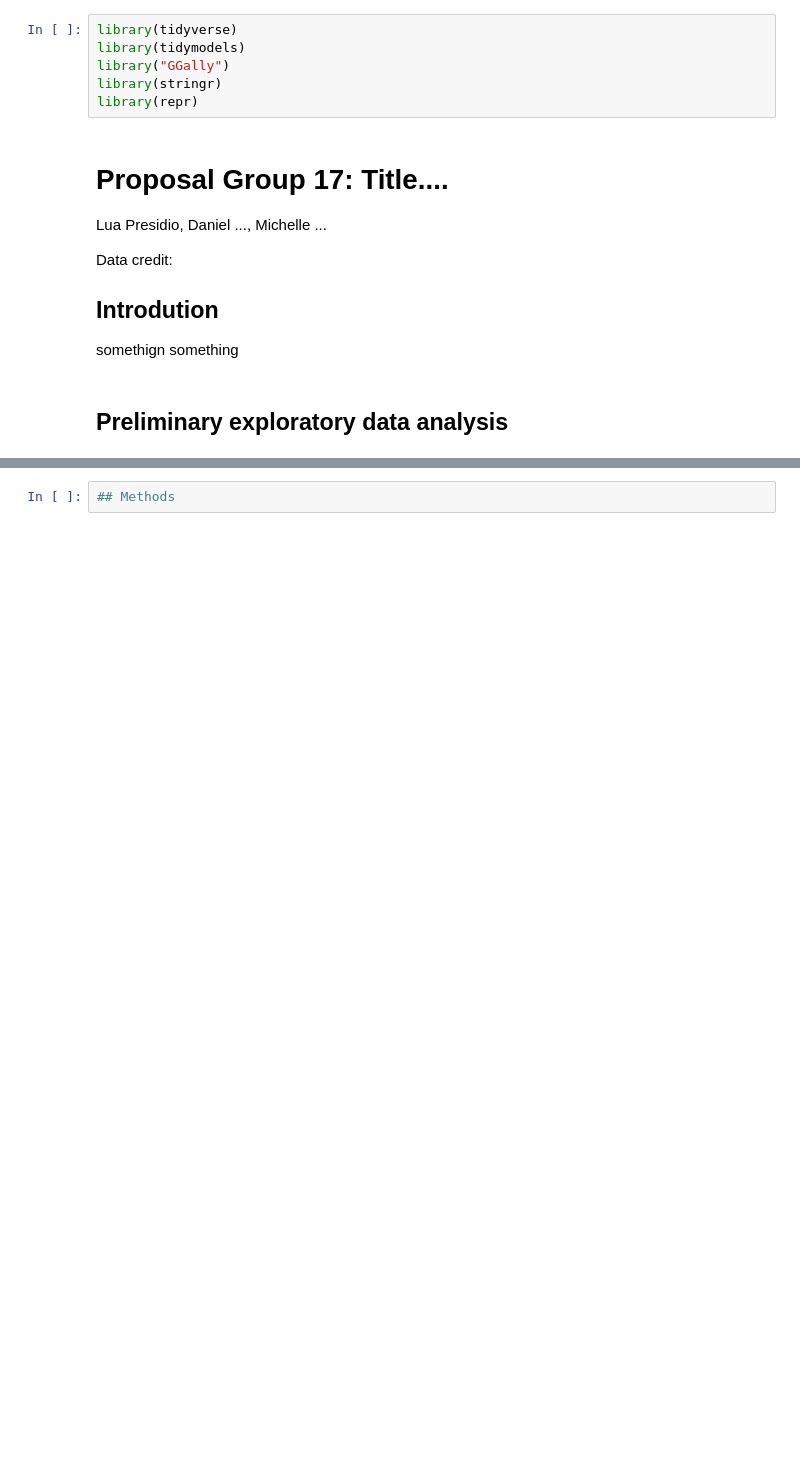
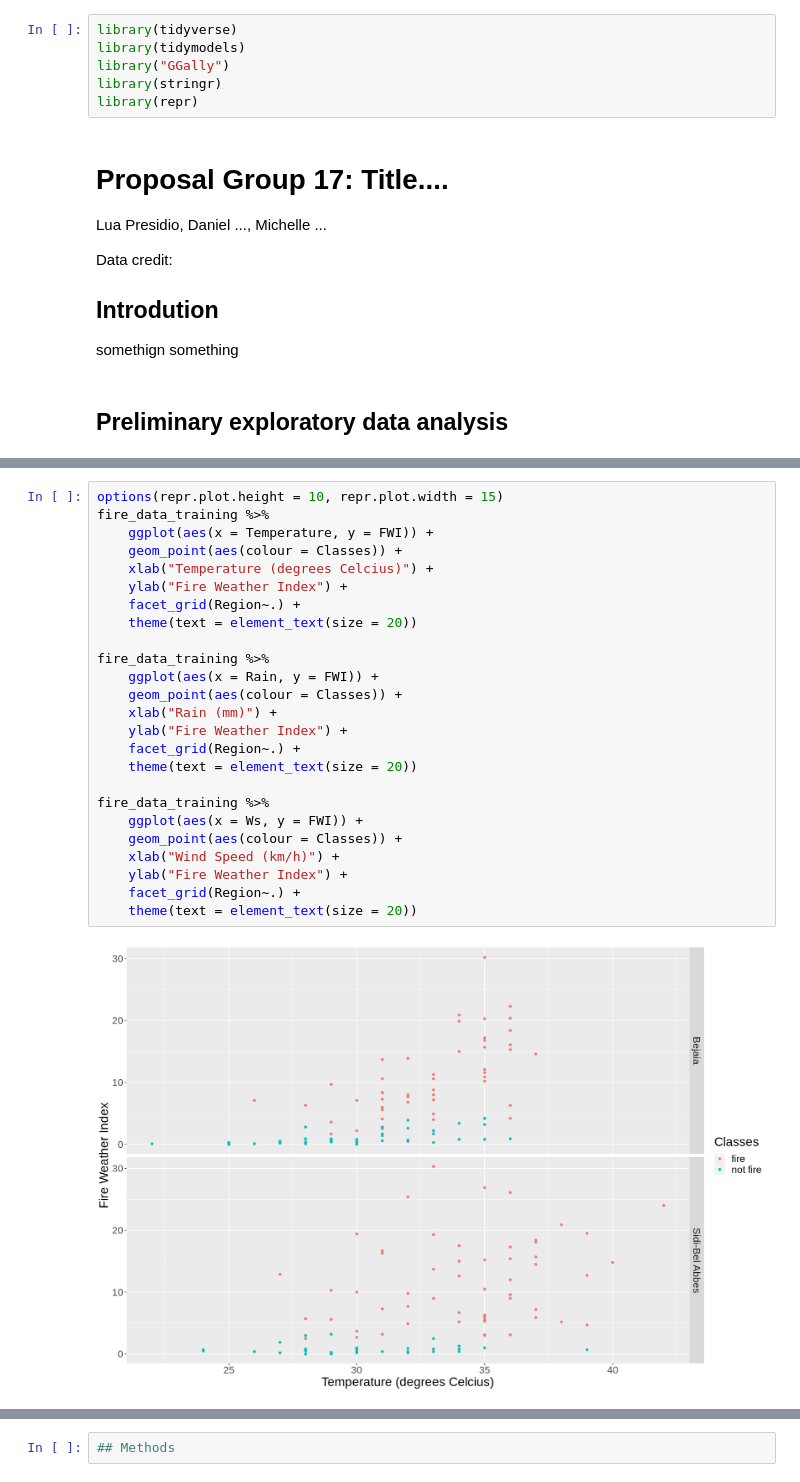
Before and after one commit to danielhou13/DSCI-100-Project-gr-17, a Jupyter notebook: Proposal.ipynb, the cells around one changed output, grey strips where cells are left out. Drawn from its saved outputs; the diff is of its cells as text; blank space fills up the shorter version.

```diff
--- a/Proposal.ipynb
+++ b/Proposal.ipynb
@@ -161,0 +145,27 @@ fire_data_training %>%
+# %%
+options(repr.plot.height = 10, repr.plot.width = 15)
+fire_data_training %>%
+    ggplot(aes(x = Temperature, y = FWI)) +
+    geom_point(aes(colour = Classes)) +
+    xlab("Temperature (degrees Celcius)") +
+    ylab("Fire Weather Index") +
+    facet_grid(Region~.) +
+    theme(text = element_text(size = 20))
+
+fire_data_training %>%
+    ggplot(aes(x = Rain, y = FWI)) +
+    geom_point(aes(colour = Classes)) +
+    xlab("Rain (mm)") +
+    ylab("Fire Weather Index") +
+    facet_grid(Region~.) +
+    theme(text = element_text(size = 20))
+
+fire_data_training %>%
+    ggplot(aes(x = Ws, y = FWI)) +
+    geom_point(aes(colour = Classes)) +
+    xlab("Wind Speed (km/h)") +
+    ylab("Fire Weather Index") +
+    facet_grid(Region~.) +
+    theme(text = element_text(size = 20))
+# %% [output]
+[figure, added]
```
Also changed, not shown: parts of 8 cells of this notebook.
